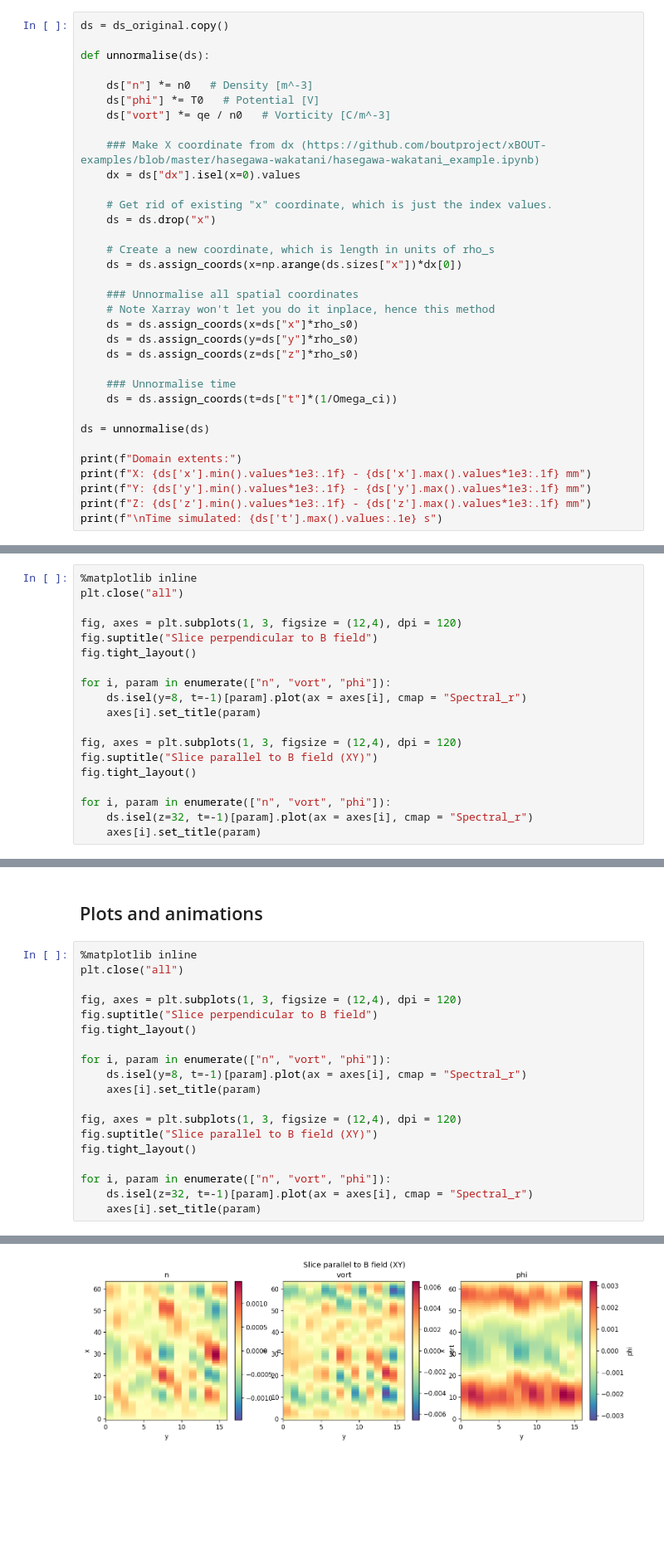
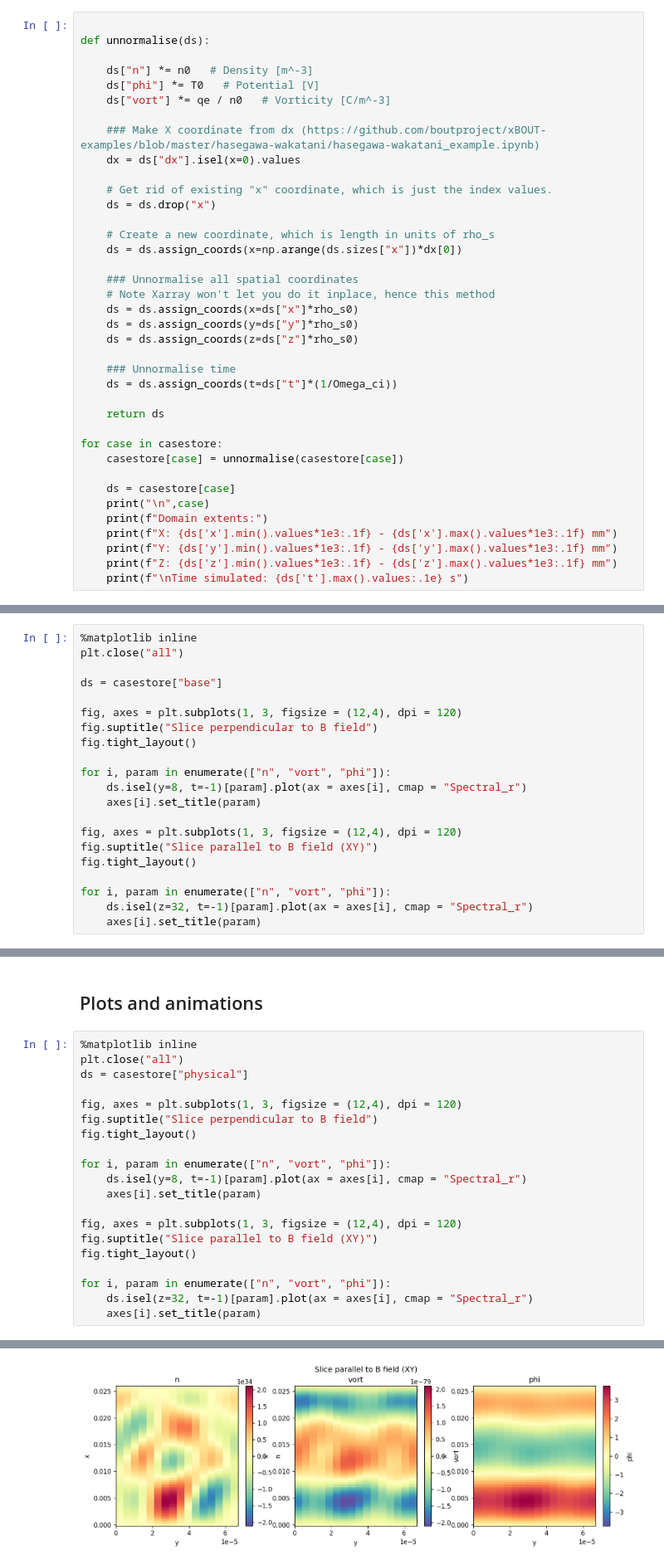
Before and after one commit to mikekryjak/neptune-docs, a Jupyter notebook: 2023-08-27 - HW3D normalisations.ipynb, the cells around one changed output, grey strips where cells are left out. Shown at 83% size. Cells and saved outputs as stored; diff of their text form; blank space fills up the shorter version.

```diff
--- a/2023-08-27 - HW3D normalisations.ipynb
+++ b/2023-08-27 - HW3D normalisations.ipynb
@@ -198,5 +198,4 @@ The example starts with roughly the same domain extent in all directions but the
 # %%
-ds = ds_original.copy()
 
 def unnormalise(ds):
 
@@ -222,11 +221,16 @@ def unnormalise(ds):
     ### Unnormalise time
     ds = ds.assign_coords(t=ds["t"]*(1/Omega_ci))
 
-ds = unnormalise(ds)
+    return ds
 
-print(f"Domain extents:")
-print(f"X: {ds['x'].min().values*1e3:.1f} - {ds['x'].max().values*1e3:.1f} mm")
-print(f"Y: {ds['y'].min().values*1e3:.1f} - {ds['y'].max().values*1e3:.1f} mm")
-print(f"Z: {ds['z'].min().values*1e3:.1f} - {ds['z'].max().values*1e3:.1f} mm")
-print(f"\nTime simulated: {ds['t'].max().values:.1e} s")
+for case in casestore:
+    casestore[case] = unnormalise(casestore[case])
+
+    ds = casestore[case]
+    print("\n",case)
+    print(f"Domain extents:")
+    print(f"X: {ds['x'].min().values*1e3:.1f} - {ds['x'].max().values*1e3:.1f} mm")
+    print(f"Y: {ds['y'].min().values*1e3:.1f} - {ds['y'].max().values*1e3:.1f} mm")
+    print(f"Z: {ds['z'].min().values*1e3:.1f} - {ds['z'].max().values*1e3:.1f} mm")
+    print(f"\nTime simulated: {ds['t'].max().values:.1e} s")
 # %% [output]
@@ -317,6 +330,8 @@ ax.legend()
 # %%
 %matplotlib inline
 plt.close("all")
+
+ds = casestore["base"]
 
 fig, axes = plt.subplots(1, 3, figsize = (12,4), dpi = 120)
 fig.suptitle("Slice perpendicular to B field")
@@ -388,6 +403,7 @@ ax.legend()
 # %%
 %matplotlib inline
 plt.close("all")
+ds = casestore["physical"]
 
 fig, axes = plt.subplots(1, 3, figsize = (12,4), dpi = 120)
 fig.suptitle("Slice perpendicular to B field")
@@ -409,4 +425,4 @@ for i, param in enumerate(["n", "vort", "phi"]):
-[figure, old version]
+[figure, new version]
 # %%
 %matplotlib widget
 plt.close("all")
```
Also changed, not shown: parts of 10 cells of this notebook.
